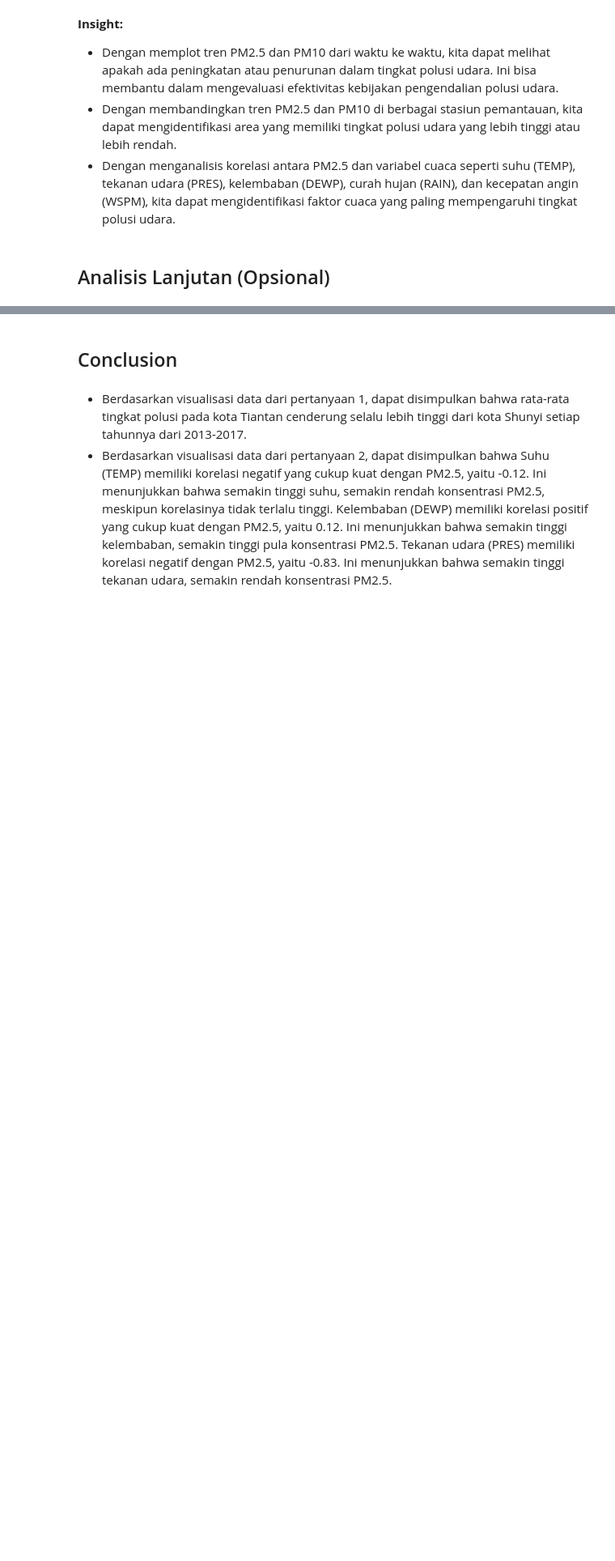
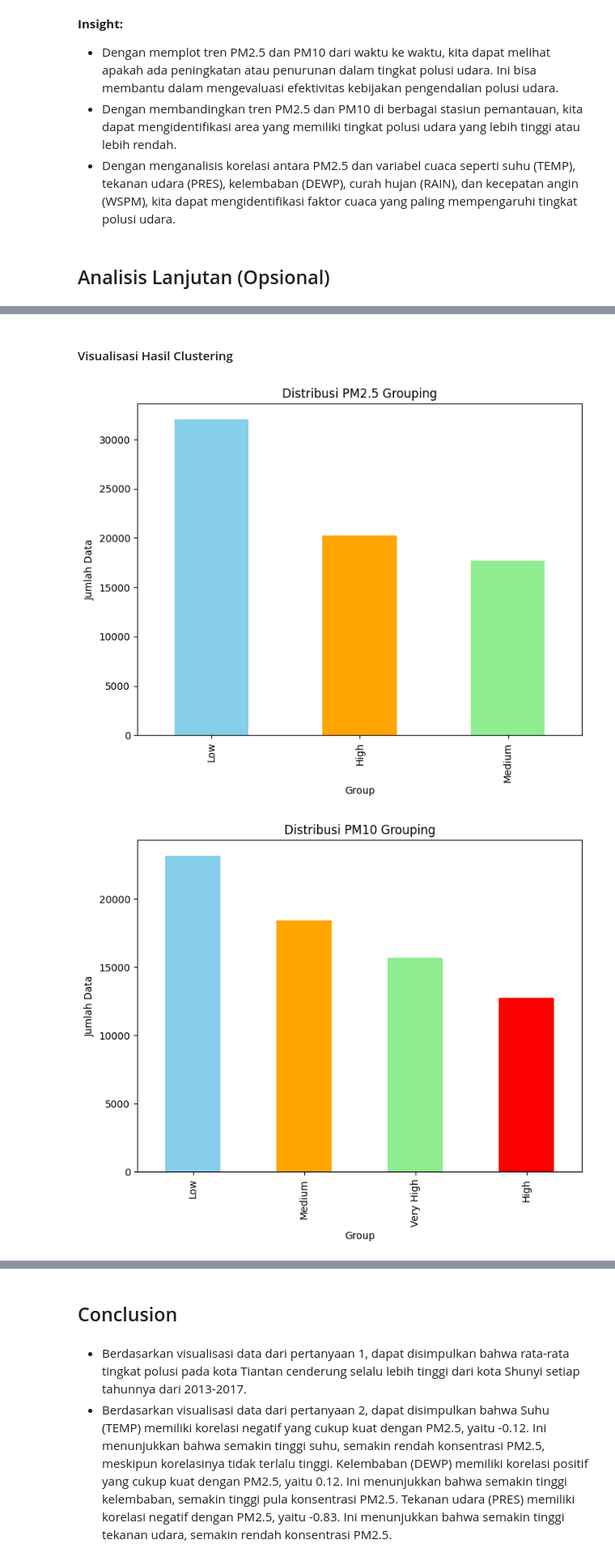
Before and after one commit to NumiKun/dbs_analisis_data, a Jupyter notebook: notebook.ipynb, the cells around one changed output, grey strips where cells are left out. Shown at 81% size. Drawn from its saved outputs; the diff is of its cells as text; code cells hidden in the pictures; blank space fills up the shorter version.

```diff
--- a/notebook.ipynb
+++ b/notebook.ipynb
@@ -801,0 +804,26 @@ Name: PM2.5, dtype: float64
+# %%
+merged_df = pd.concat([tiantan_air, shunyi_air])
+
+def manual_grouping_pm25(row):
+    if row < 50:
+        return 'Low'
+    elif 50 <= row <= 100:
+        return 'Medium'
+    else:
+        return 'High'
+
+merged_df['PM2.5 Group'] = merged_df['PM2.5'].apply(manual_grouping_pm25)
+
+def manual_grouping_pm10(row):
+    if row < 50:
+        return 'Low'
+    elif 50 <= row <= 100:
+        return 'Medium'
+    elif 100 <= row <= 150:
+        return 'High'
+    else:
+        return 'Very High'
+
+merged_df['PM10 Group'] = merged_df['PM10'].apply(manual_grouping_pm10)
+
+merged_df[['year', 'station', 'PM2.5', 'PM2.5 Group', 'PM10', 'PM10 Group']].head()
@@ -801,0 +837,19 @@ Name: PM2.5, dtype: float64
+# %% [markdown]
+#### Visualisasi Hasil Clustering
+# %%
+plt.figure(figsize=(8, 6))
+merged_df['PM2.5 Group'].value_counts().plot(kind='bar', color=['skyblue', 'orange', 'lightgreen'])
+plt.title("Distribusi PM2.5 Grouping")
+plt.xlabel("Group")
+plt.ylabel("Jumlah Data")
+plt.show()
+
+plt.figure(figsize=(8, 6))
+merged_df['PM10 Group'].value_counts().plot(kind='bar', color=['skyblue', 'orange', 'lightgreen', 'red'])
+plt.title("Distribusi PM10 Grouping")
+plt.xlabel("Group")
+plt.ylabel("Jumlah Data")
+plt.show()
+# %% [output]
+[figure, added]
+[figure, added]
```
Also changed, not shown: parts of 3 cells of this notebook.
